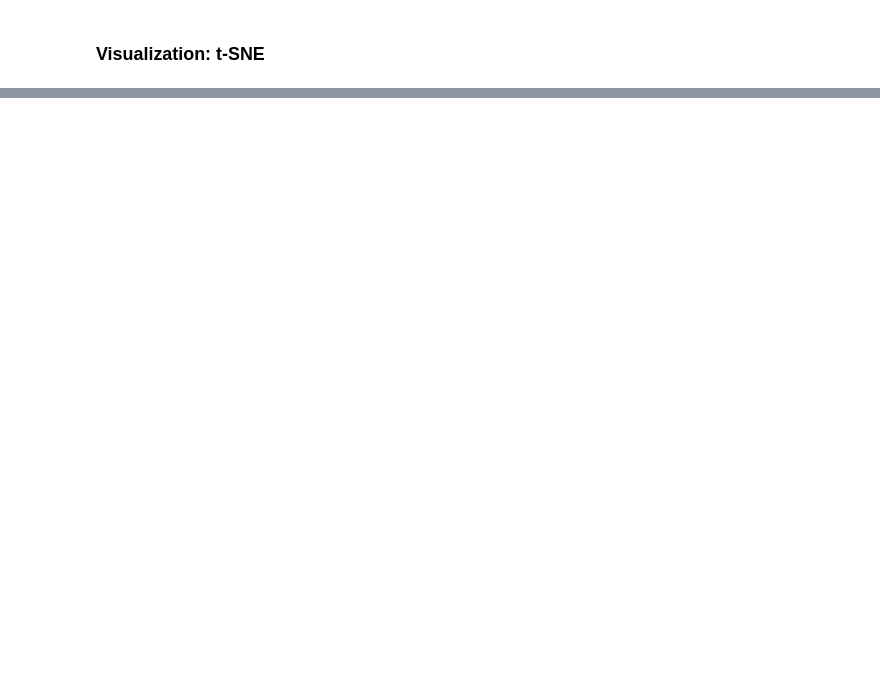
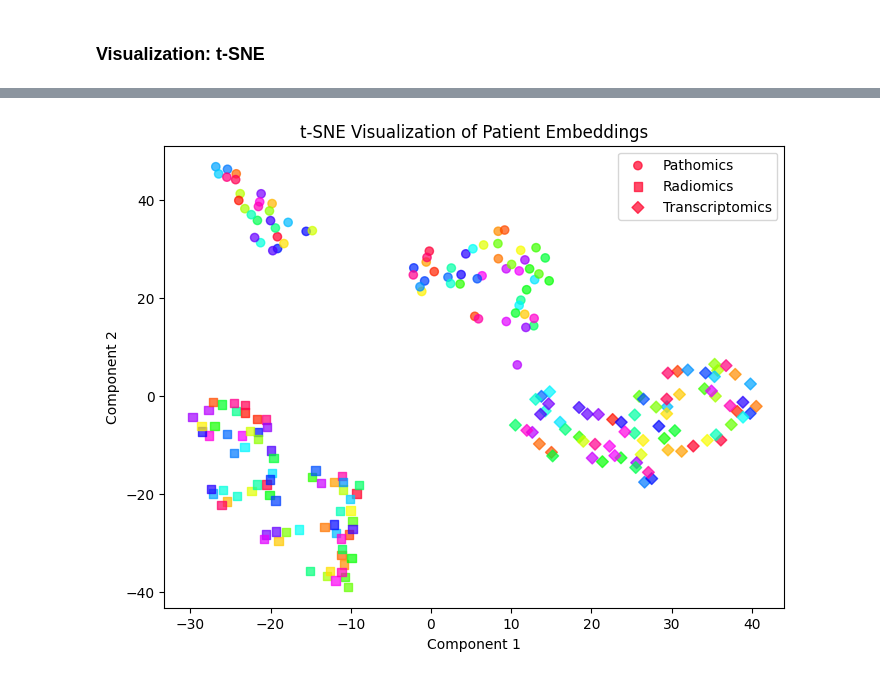
Before and after one commit to Shantaram11/Multimodal-DL-and-Explainable-AI-for-Optimizing-NSCLC-Immunotherapy, a Jupyter notebook: contrastive_learning.ipynb, the cells around one changed output, grey strips where cells are left out. Drawn from its saved outputs; the diff is of its cells as text; code cells hidden in the pictures; blank space fills up the shorter version.

Commit message:
tsne update

```diff
--- a/contrastive_learning.ipynb
+++ b/contrastive_learning.ipynb
@@ -227,0 +231,66 @@ visualize_embeddings_pca_tsne(trained_path_encoder, trained_radio_encoder, train
+# %%
+def visualize_embeddings_pca_tsne(model1, model2, model3, data_tensor1, data_tensor2, data_tensor3, patient_list):
+    """
+    Visualizes the learned embeddings using t-SNE.
+
+    - Same patient embeddings (from different modalities) should cluster together.
+    - Different patients should be well-separated.
+
+    Args:
+        model1, model2, model3: Trained modality encoders.
+        data_tensor1, data_tensor2, data_tensor3: Data tensors for pathomics, radiomics, transcriptomics.
+        patient_list: List of patient IDs corresponding to the data.
+    """
+    model1.eval()
+    model2.eval()
+    model3.eval()
+
+    with torch.no_grad():
+        embeddings_path = model1(data_tensor1.to(device)).cpu().numpy()
+        embeddings_radio = model2(data_tensor2.to(device)).cpu().numpy()
+        embeddings_trans = model3(data_tensor3.to(device)).cpu().numpy()
+
+    # Concatenate all embeddings
+    all_embeddings = np.concatenate([embeddings_path, embeddings_radio, embeddings_trans], axis=0)
+
+    # Repeat patient labels for each modality
+    patient_labels = np.array(patient_list)
+    patient_labels = np.concatenate([patient_labels, patient_labels, patient_labels])
+
+    # Create modality labels (1 = Pathomics, 2 = Radiomics, 3 = Transcriptomics)
+    modality_labels = np.array(["Pathomics"] * len(embeddings_path) +
+                               ["Radiomics"] * len(embeddings_radio) +
+                               ["Transcriptomics"] * len(embeddings_trans))
+
+    # Step 1: Apply t-SNE to project embeddings into 2D
+    tsne = TSNE(n_components=2, perplexity=10, random_state=42)
+    embeddings_2d = tsne.fit_transform(all_embeddings)
+
+    # Step 2: Assign colors based on patient ID
+    unique_patients = sorted(set(patient_labels))
+    color_palette = sns.color_palette("hsv", len(unique_patients))
+    patient_color_map = {patient: color_palette[i] for i, patient in enumerate(unique_patients)}
+    colors = np.array([patient_color_map[patient] for patient in patient_labels])
+
+    # Step 3: Assign markers based on modality
+    marker_map = {"Pathomics": "o", "Radiomics": "s", "Transcriptomics": "D"}
+    markers = [marker_map[mod] for mod in modality_labels]
+
+    # Step 4: Plot t-SNE embeddings
+    plt.figure(figsize=(8, 6))
+    for mod in ["Pathomics", "Radiomics", "Transcriptomics"]:
+        mask = (modality_labels == mod)
+        plt.scatter(embeddings_2d[mask, 0], embeddings_2d[mask, 1],
+                    c=colors[mask], label=mod, alpha=0.7, marker=marker_map[mod])
+
+    plt.title("t-SNE Visualization of Patient Embeddings")
+    plt.xlabel("Component 1")
+    plt.ylabel("Component 2")
+    plt.legend()
+    plt.show()
+
+# Run visualization
+visualize_embeddings_pca_tsne(trained_path_encoder, trained_radio_encoder, trained_trans_encoder,
+                    pathomics_tensor, radiomics_tensor, transcriptomics_tensor, patient_list)
+# %% [output]
+[figure, added]
```
Also changed, not shown: parts of 8 cells of this notebook, 1 other file.
